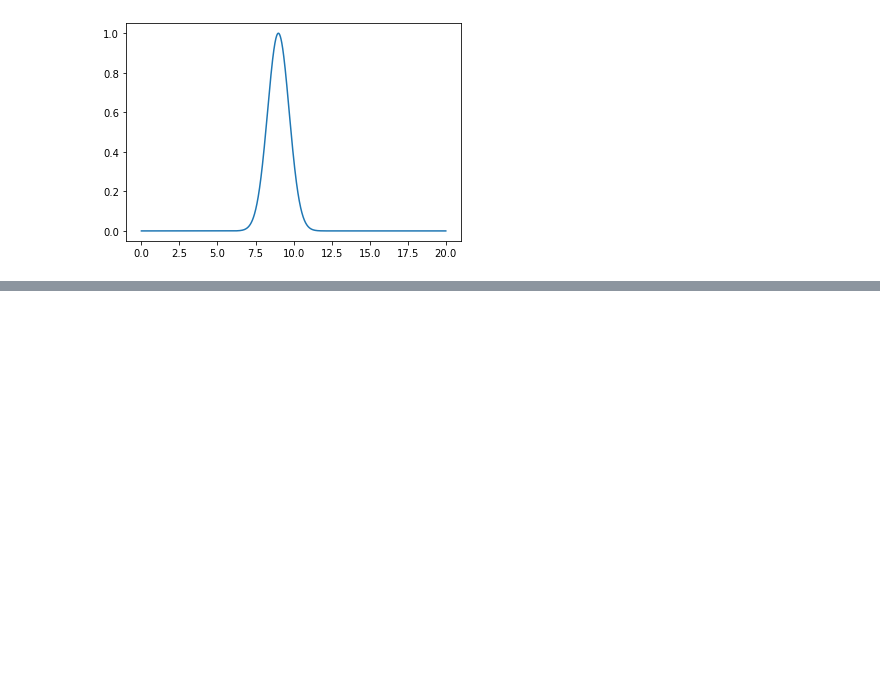
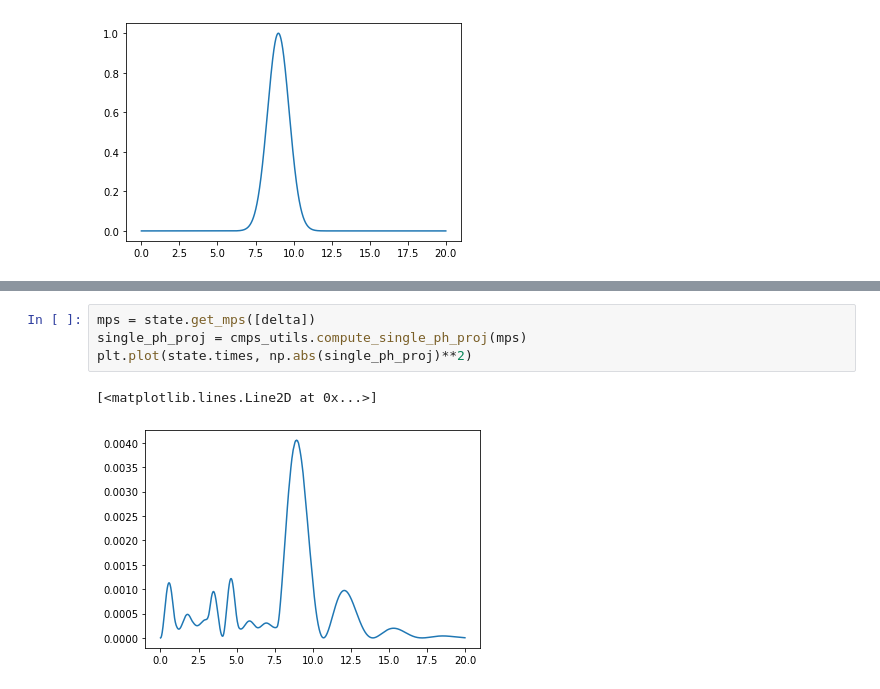
Before and after one commit to rahultrivedi1995/photon_emission_qcontrol, a Jupyter notebook: experiments.ipynb, the cells around one changed output, grey strips where cells are left out. Saved outputs shown, nothing was run; the diff lists cells and outputs as text; blank space fills up the shorter version.

```diff
--- a/experiments.ipynb
+++ b/experiments.ipynb
@@ -84,0 +86,7 @@ plt.plot(delta.state())
+# %%
+mps = state.get_mps([delta])
+single_ph_proj = cmps_utils.compute_single_ph_proj(mps)
+plt.plot(state.times, np.abs(single_ph_proj)**2)
+# %% [output]
+[<matplotlib.lines.Line2D at 0x...>]
+[figure, added]
```
Also changed, not shown: parts of 6 cells of this notebook, 1 other file.
